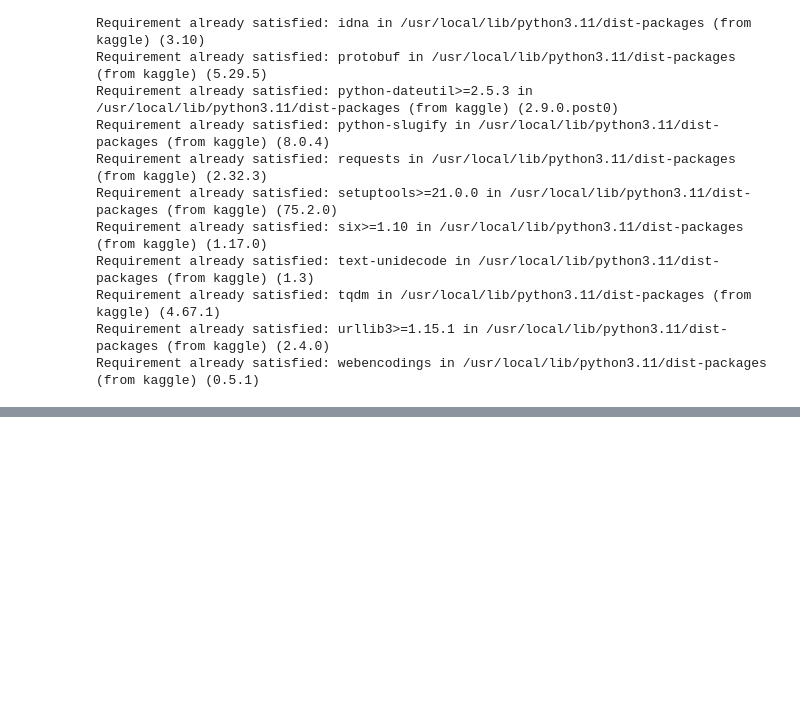
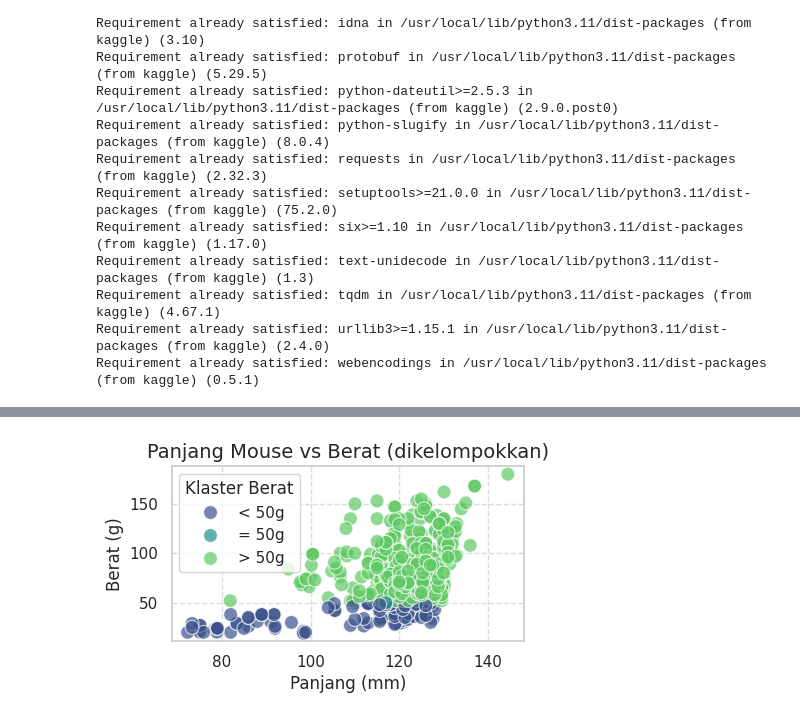
Before and after one commit to Ariefnaufal67/Pembelajaran_mesin, a Jupyter notebook: mouse.ipynb, the cells around one changed output, grey strips where cells are left out. Saved outputs shown, nothing was run; the diff lists cells and outputs as text; code cells hidden in the pictures; blank space fills up the shorter version.

```diff
--- a/mouse.ipynb
+++ b/mouse.ipynb
@@ -336,0 +475,13 @@ Requirement already satisfied: webencodings in /usr/local/lib/python3.11/dist-pa
+# %%
+## 5. Visualisasi Dimensi vs Berat (Scatter Plot)
+# Scatter plot Panjang vs Berat
+plt.subplot(2, 2, 3) # 2 baris, 2 kolom, plot ke-3
+sns.scatterplot(x='Length (mm)', y='Weight (g)', hue='Weight_Cluster', data=df_cleaned,
+                palette='viridis', s=100, alpha=0.7)
+plt.title('Panjang Mouse vs Berat (dikelompokkan)', fontsize=14)
+plt.xlabel('Panjang (mm)', fontsize=12)
+plt.ylabel('Berat (g)', fontsize=12)
+plt.legend(title='Klaster Berat')
+plt.grid(True, linestyle='--', alpha=0.7)
+# %% [output]
+[figure, added]
```
Also changed, not shown: parts of 22 cells of this notebook.
